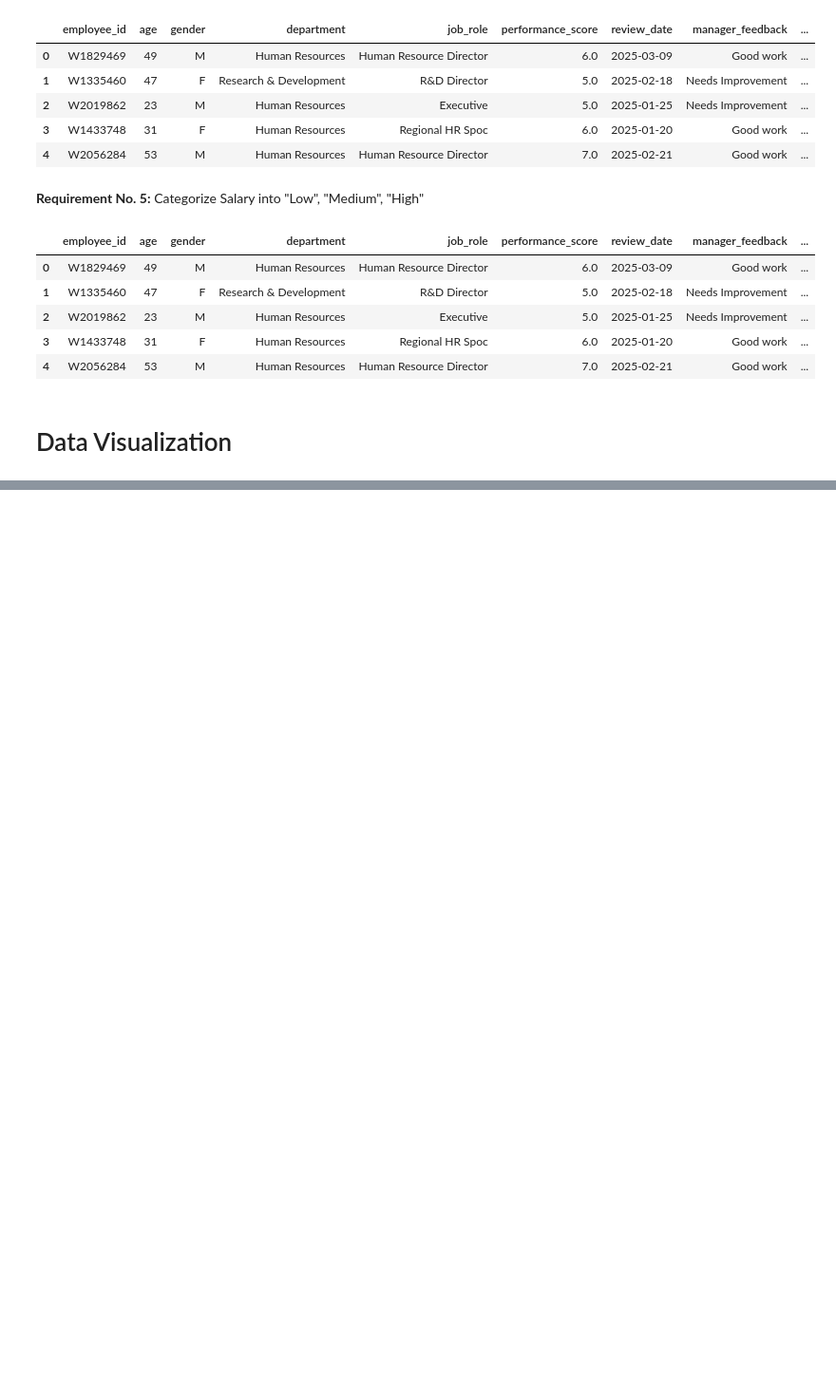
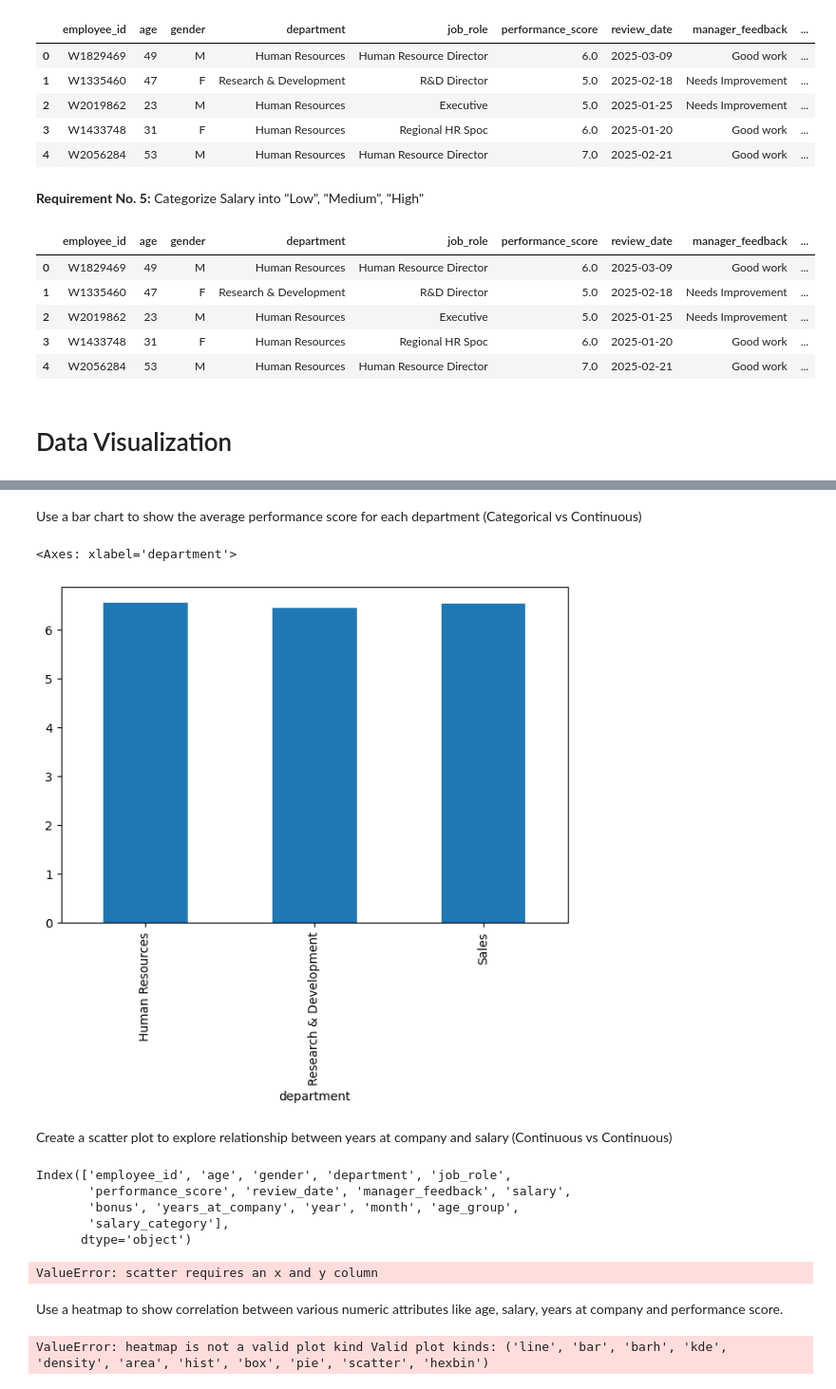
Before and after one commit to KrishVM-4687/Python-DAV-Projects, a Jupyter notebook: Employee_Performance_and_Salary_Analysis.ipynb, the cells around one changed output, grey strips where cells are left out. Shown at 95% size. Cells and saved outputs as stored; diff of their text form; code cells hidden in the pictures; blank space fills up the shorter version.

```diff
--- a/Employee_Performance_and_Salary_Analysis.ipynb
+++ b/Employee_Performance_and_Salary_Analysis.ipynb
@@ -350,0 +420,33 @@ df.head()
+# %% [markdown]
+Use a bar chart to show the average performance score for each department (Categorical vs Continuous)
+# %%
+df.groupby('department')['performance_score'].mean().plot(kind='bar',figsize=(7.5,5))
+# %% [output]
+<Axes: xlabel='department'>
+[figure, added]
+# %% [markdown]
+Create a scatter plot to explore relationship between years at company and salary (Continuous vs Continuous)
+# %%
+df.columns
+# %% [output]
+Index(['employee_id', 'age', 'gender', 'department', 'job_role',
+       'performance_score', 'review_date', 'manager_feedback', 'salary',
+       'bonus', 'years_at_company', 'year', 'month', 'age_group',
+       'salary_category'],
+      dtype='object')
+# %%
+#Create a scatter plot to explore relationship between years at company and salary
+pivot_df = df.pivot_table(index='years_at_company', columns='salary', values='employee_id', aggfunc='count')
+pivot_df.plot(kind='scatter',figsize=(7.5,5))
+plt
+# %% [output]
+ValueError: scatter requires an x and y column
+# %% [markdown]
+Use a heatmap to show correlation between various numeric attributes like age, salary, years at company and performance score.
+# %%
+#Use a heatmap to show correlation between various numeric attributes like age, salary, years at company and performance score.
+pivot4_df = df.pivot_table(index='age', columns='salary', values='performance_score', aggfunc='count')
+pivot4_df.plot(kind='heatmap',figsize=(7.5,5))
+plt.show()
+# %% [output]
+ValueError: heatmap is not a valid plot kind Valid plot kinds: ('line', 'bar', 'barh', 'kde', 'density', 'area', 'hist', 'box', 'pie', 'scatter', 'hexbin')
```
Also changed, not shown: parts of 12 cells of this notebook.
